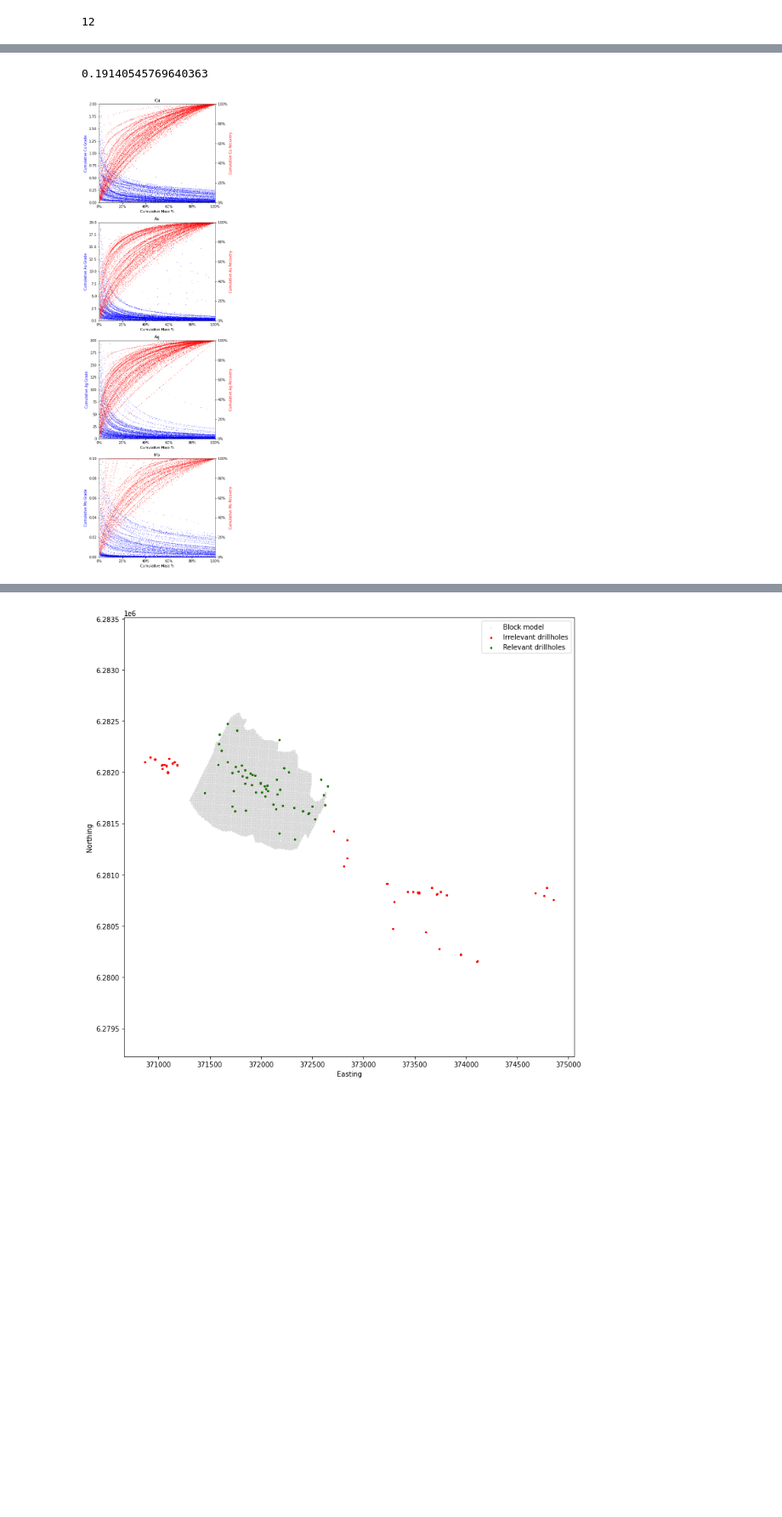
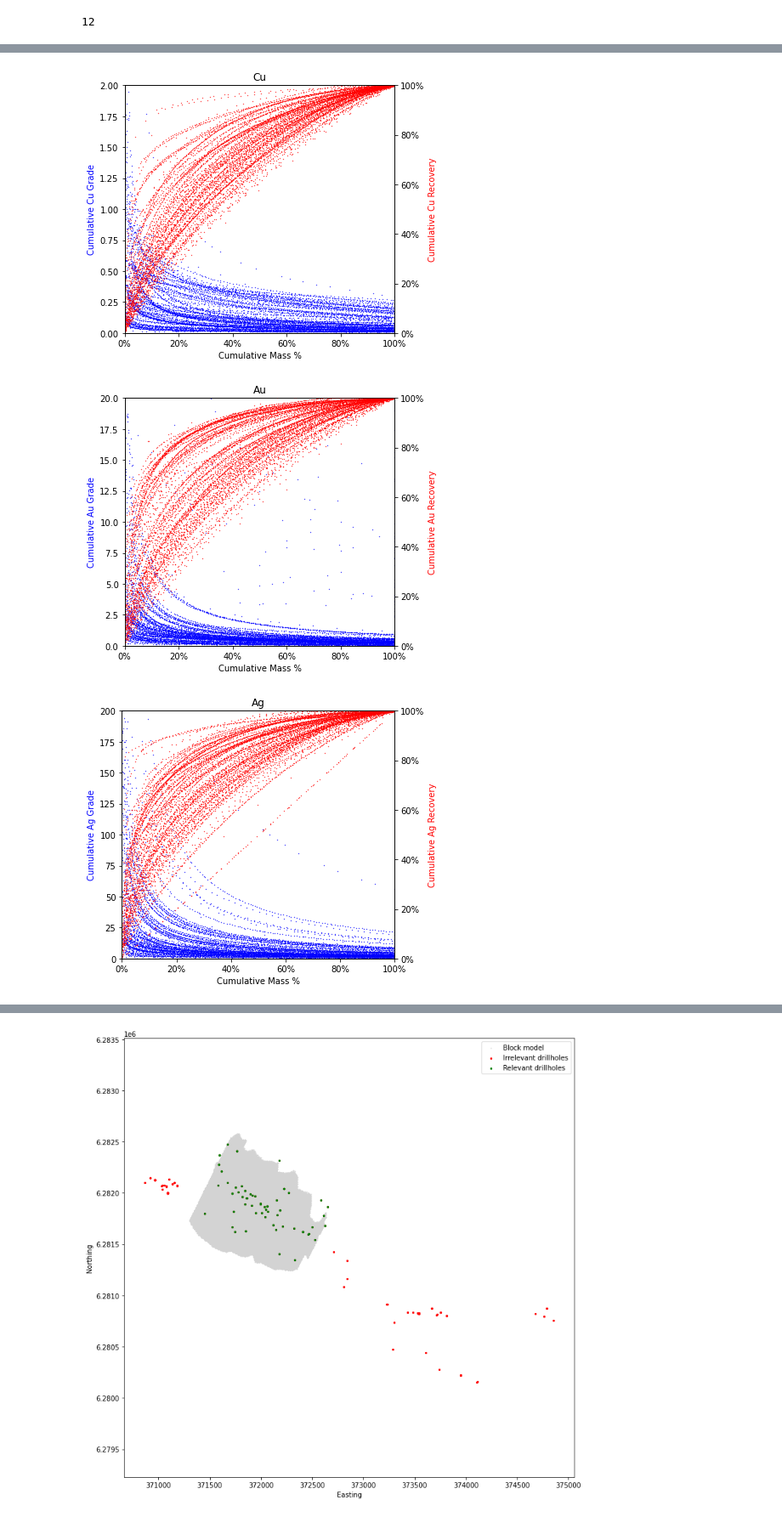
Before and after one commit to jouytrew/bronson_slope, a Jupyter notebook: bronson_slope_jupyter.ipynb, the cells around one changed output, grey strips where cells are left out. Shown at 85% size. Cells and saved outputs as stored; diff of their text form; code cells hidden in the pictures; blank space fills up the shorter version.

```diff
--- a/bronson_slope_jupyter.ipynb
+++ b/bronson_slope_jupyter.ipynb
@@ -215,7 +352,9 @@ for hole_id in hole_ids:
     weights = list(np.subtract(df.SAMPTO, df.SAMPFROM))
 
     for resource_id, column_id in resources.items():
-        grades = df[column_id].to_list()
+        grades = list(df[column_id])
+        print(f'{hole_id}/{resource_id}')
         dh.calculate_resource_heterogeneity(resource_id, weights, grades)
 
+
 # Calculate constitutional heterogeneity, and distributional heterogeneity
@@ -221,0 +380,30 @@ for hole_id in hole_ids:
+# %%
+resources = {
+    "Cu": "CU_PCT_OLDISKUT",
+    "Au": "AU_PPM_OLDISKUT",
+    "Ag": "AG_PPM_OLDISKUT",
+    "Mo": "MO_PCT_OLDISKUT"
+}
+
+ca = Grouping('Comprehensive Assay')
+df = clean_assay
+
+for resource_id, column_id in resources.items():
+    df_resource = df[df[column_id].notna()]
+    weights = list(np.subtract(df_resource.SAMPTO, df_resource.SAMPFROM))
+    grades = list(df_resource[column_id])
+
+    ca.calculate_resource_heterogeneity(resource_id, weights, grades)
+
+figs = ca.plot_grade_recovery_curves_separate()
+
+# fig.tight_layout()
+# fig.show()
+# fig.savefig('deliverables/ca-gr-curve.png', dpi=300)
+
+for resource_id, fig in figs.items():
+    print(f'Assay {resource_id} CH: {ca.resources[resource_id].cons_het:.3}')
+
+    fig.tight_layout()
+    fig.show()
+    # fig.savefig(f'deliverables/ca-gr-curve-{resource_id}.png', dpi=300)
@@ -232,7 +429,3 @@ for resource_id in resources.keys():
         os.mkdir(f"{OUTPUT}/{resource_id}")
     for dh_id, dh in drillholes.items():
         dh.resources[resource_id].info.to_csv(f"{OUTPUT}/{resource_id}/{dh_id}.csv")
-# %%
-drillholes["1198"].resources["Cu"].cons_het
-# %% [output]
-0.19140545769640363
@@ -254,10 +432,10 @@ for dh in assay_dhs:
 # %%
 import matplotlib.ticker as mtick
 
-fig, axs = plt.subplots(len(resources), figsize=(6, 6 * len(resources)))
+# fig, axs = plt.subplots(len(resources), figsize=(6, 6 * len(resources)))
 
 for i, resource_id in enumerate(resources.keys()):
-    ax = axs[i]
+    fig, ax = plt.subplots(figsize=(6, 5))
     ax_sec = ax.twinx()
 
     ax.set_title(resource_id)
@@ -266,33 +444,37 @@ for i, resource_id in enumerate(resources.keys()):
         if dh_id not in blacklist:
             df = drillholes[dh_id].resources[resource_id].info
 
             x = df['cml_weight_pct']
             y = df['cml_grade']
             ax.scatter(x, y, color='blue', s=0.1)
 
             y = df['cml_recovery']
             ax_sec.scatter(x, y, color='red', s=0.1)
 
 
     ax.set_ylabel(f"Cumulative {resource_id} Grade", c="blue")
     if resource_id == "Cu":
         ax.set_ylim(0, 2)
         pass
     elif resource_id == "Au":
         ax.set_ylim(0, 20)
     elif resource_id == "Ag":
         ax.set_ylim(0, 200)
     elif resource_id == "Mo":
-        ax.set_ylim(0, 0.1)
+        ax.set_ylim(0, 0.2)
 
     ax.set_xlabel("Cumulative Mass %")
     ax.set_xlim(0, 1)
     ax.xaxis.set_major_formatter(mtick.PercentFormatter(1.0))
 
     ax_sec.set_ylabel(f"Cumulative {resource_id} Recovery", c="red")
     ax_sec.set_ylim(0, 1)
     ax_sec.yaxis.set_major_formatter(mtick.PercentFormatter(1.0))
 
-fig.show()
+    fig.tight_layout()
+    fig.savefig(f"deliverables/combined-gr-curve-{resource_id}.png", dpi=300)
+    # fig.show()
 # %% [output]
-[figure, old version]
+[figure, new version]
+[figure, added]
+[figure, added]
```
Also changed, not shown: parts of 28 cells of this notebook, 28 other files.
